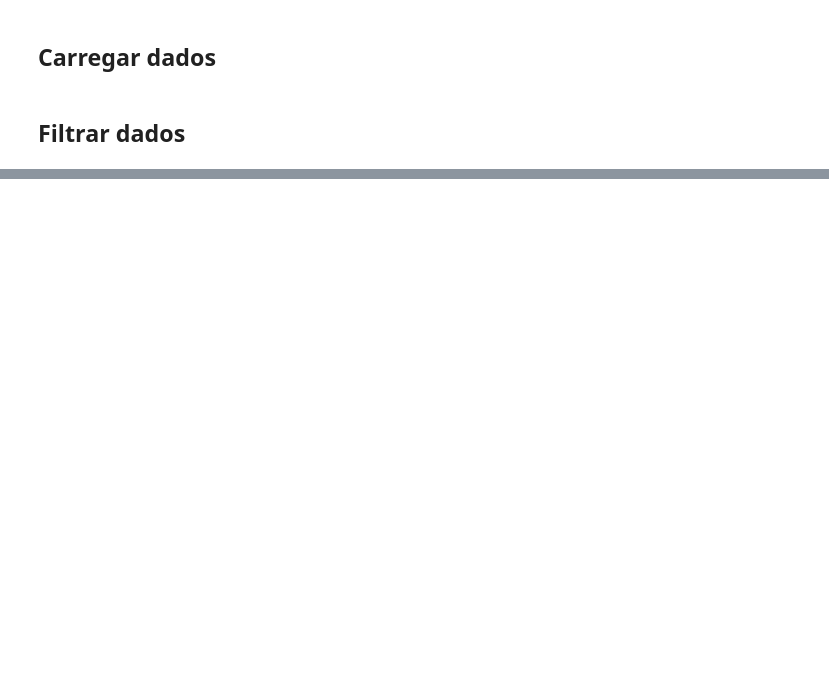
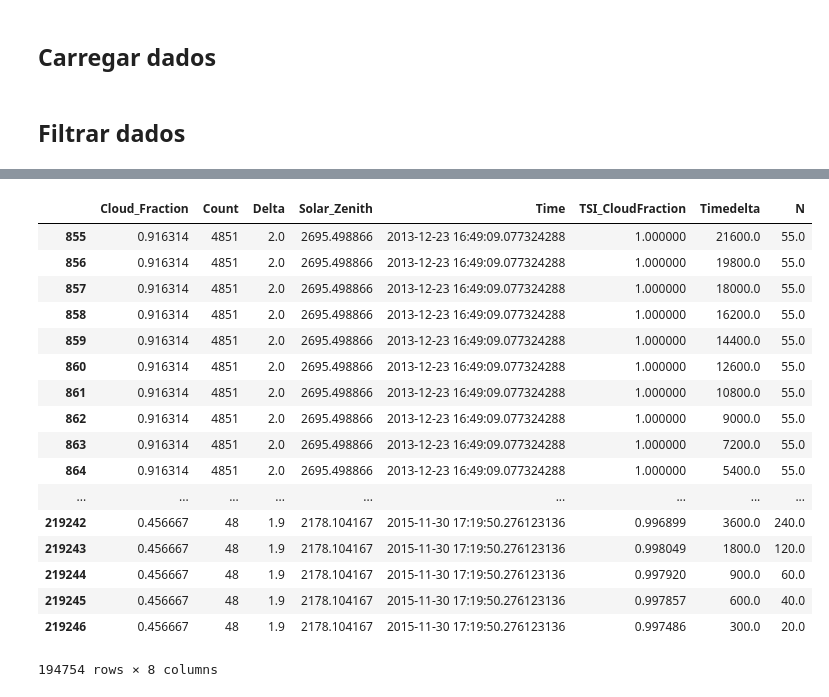
Before and after one commit to danlessa/danlessa-lfa, a Jupyter notebook: notebooks/testing.ipynb, the cells around one changed output, grey strips where cells are left out. Drawn from its saved outputs; the diff is of its cells as text; code cells hidden in the pictures; blank space fills up the shorter version.

```diff
--- a/notebooks/testing.ipynb
+++ b/notebooks/testing.ipynb
@@ -22,11 +51,19 @@ data2.Time = pd.to_datetime(data2.Time)
+# %%
+source_path = os.path.join(proc_path, source_file)
+target_path = os.path.join(proc_path, target_file)
+
+data1 = pd.read_csv(source_path, na_values=["--"], parse_dates=["Time"])
+data2 = pd.read_csv(target_path, na_values=["--"], parse_dates=["Time"])
 # %% [markdown]
 ## Filtrar dados
 # %%
-# Coloque aqui colunas para serem comparadas
-col1 = "Cloud_Fraction"
-col2 = "TSI_CloudFraction"
+#col1 = "CloudFraction_VIS"
+#col2 = "Long_SW_CloudFraction"
 delta_col = "Delta"
 filter_col = "Timedelta"
+
+fix_delta_goes = True
+delta_goes = 0.5
 
 # Filtrar NaNs
 data3 = pd.merge(data1, data2, on="Time", how="outer")
@@ -35,4 +72,17 @@ y2 = data3[col2]
 inds = np.isfinite(y1)
 inds &= np.isfinite(y2)
 data3 = data3[inds]
+
+if (target == "goes"):
+    delta_col = "Delta_x"
+    if (fix_delta_goes is True):
+        inds = data3["Delta_y"] == delta_goes
+        data3 = data3[inds]
+
+
+#Filtrar por tempo
+inds = data3.Time.dt.hour >= 6 + 4
+inds &= data3.Time.dt.hour <= 18 + 4
+#inds = data3.Time.dt.hour == (17+4)
+data3 = data3[inds]
 # %%
@@ -86,0 +162,21 @@ plt.show()
+# %%
+data3
+# %% [output]
+|  | Cloud_Fraction | Count | Delta | Solar_Zenith | Time | TSI_CloudFraction | Timedelta | N |
+| 855 | 0.916314 | 4851 | 2.0 | 2695.498866 | 2013-12-23 16:49:09.077324288 | 1.000000 | 21600.0 | 55.0 |
+| 856 | 0.916314 | 4851 | 2.0 | 2695.498866 | 2013-12-23 16:49:09.077324288 | 1.000000 | 19800.0 | 55.0 |
+| 857 | 0.916314 | 4851 | 2.0 | 2695.498866 | 2013-12-23 16:49:09.077324288 | 1.000000 | 18000.0 | 55.0 |
+| 858 | 0.916314 | 4851 | 2.0 | 2695.498866 | 2013-12-23 16:49:09.077324288 | 1.000000 | 16200.0 | 55.0 |
+| 859 | 0.916314 | 4851 | 2.0 | 2695.498866 | 2013-12-23 16:49:09.077324288 | 1.000000 | 14400.0 | 55.0 |
+| 860 | 0.916314 | 4851 | 2.0 | 2695.498866 | 2013-12-23 16:49:09.077324288 | 1.000000 | 12600.0 | 55.0 |
+| 861 | 0.916314 | 4851 | 2.0 | 2695.498866 | 2013-12-23 16:49:09.077324288 | 1.000000 | 10800.0 | 55.0 |
+| 862 | 0.916314 | 4851 | 2.0 | 2695.498866 | 2013-12-23 16:49:09.077324288 | 1.000000 | 9000.0 | 55.0 |
+| 863 | 0.916314 | 4851 | 2.0 | 2695.498866 | 2013-12-23 16:49:09.077324288 | 1.000000 | 7200.0 | 55.0 |
+| 864 | 0.916314 | 4851 | 2.0 | 2695.498866 | 2013-12-23 16:49:09.077324288 | 1.000000 | 5400.0 | 55.0 |
+| ... | ... | ... | ... | ... | ... | ... | ... | ... |
+| 219242 | 0.456667 | 48 | 1.9 | 2178.104167 | 2015-11-30 17:19:50.276123136 | 0.996899 | 3600.0 | 240.0 |
+| 219243 | 0.456667 | 48 | 1.9 | 2178.104167 | 2015-11-30 17:19:50.276123136 | 0.998049 | 1800.0 | 120.0 |
+| 219244 | 0.456667 | 48 | 1.9 | 2178.104167 | 2015-11-30 17:19:50.276123136 | 0.997920 | 900.0 | 60.0 |
+| 219245 | 0.456667 | 48 | 1.9 | 2178.104167 | 2015-11-30 17:19:50.276123136 | 0.997857 | 600.0 | 40.0 |
+| 219246 | 0.456667 | 48 | 1.9 | 2178.104167 | 2015-11-30 17:19:50.276123136 | 0.997486 | 300.0 | 20.0 |
+194754 rows × 8 columns
```
Also changed, not shown: parts of 10 cells of this notebook, 11 other files.
